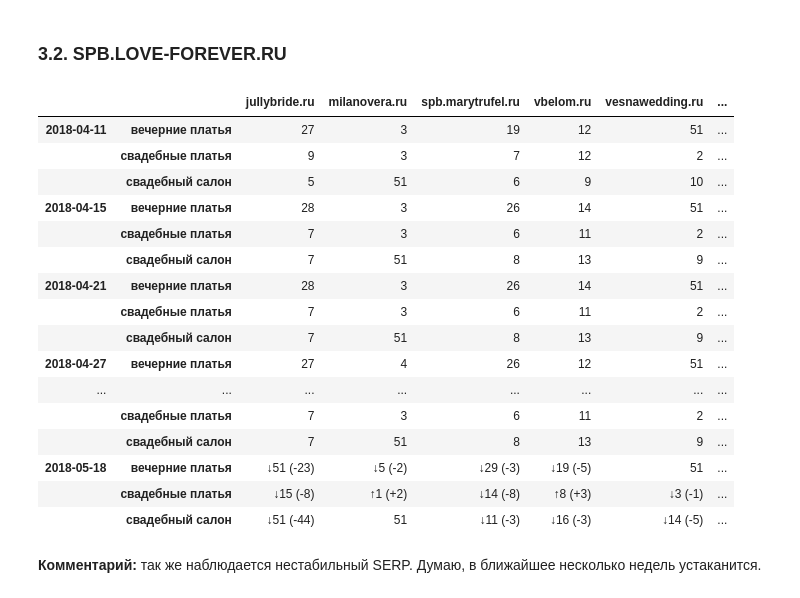
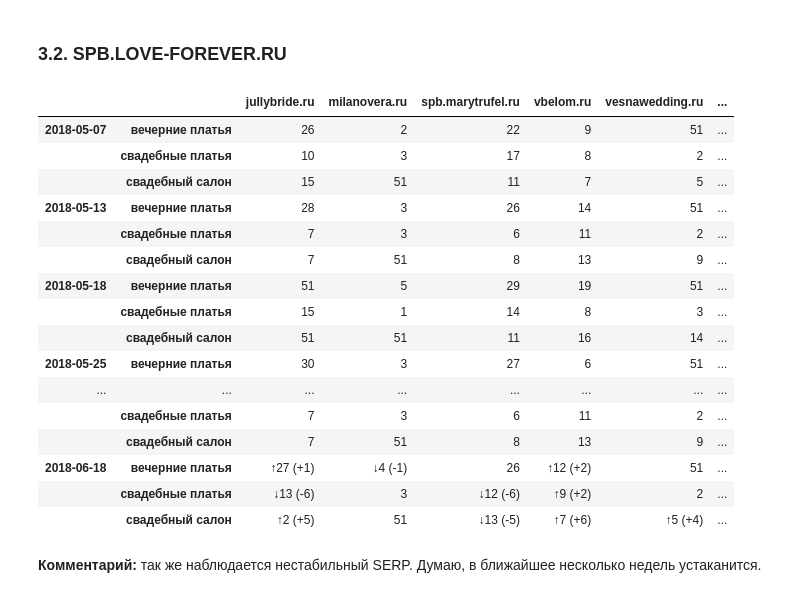
Before and after one commit to salon-love-forever/reports, a Jupyter notebook: salon-love-forever.ru.ipynb, the cells around one changed output. Saved outputs shown, nothing was run; the diff lists cells and outputs as text; code cells hidden in the pictures.

```diff
--- a/salon-love-forever.ru.ipynb
+++ b/salon-love-forever.ru.ipynb
@@ -252,27 +253,27 @@ cols.append(cols.pop(indx))
 # %%
 positions['spb'] = positions['spb'].fillna(51).applymap(lambda x: int(x))
 
 # change_positions(positions['spb'][cols].loc[(slice('2018-01','2018-02'), All), All].unstack().resample('W',
 #                             kind='period').mean().applymap(lambda x: round(x)).stack())
-change_positions(positions['spb'][cols].loc[(slice('2018-04','2018-05'), All), All]) # .loc[['201707', '201711'], :]
+change_positions(positions['spb'][cols].loc[(slice('2018-05','2018-06'), All), All]) # .loc[['201707', '201711'], :]
 # %% [output]
 |  |  | jullybride.ru | milanovera.ru | spb.marytrufel.ru | vbelom.ru | vesnawedding.ru | ... |
-| 2018-04-11 | вечерние платья | 27 | 3 | 19 | 12 | 51 | ... |
-|  | свадебные платья | 9 | 3 | 7 | 12 | 2 | ... |
-|  | свадебный салон | 5 | 51 | 6 | 9 | 10 | ... |
-| 2018-04-15 | вечерние платья | 28 | 3 | 26 | 14 | 51 | ... |
+| 2018-05-07 | вечерние платья | 26 | 2 | 22 | 9 | 51 | ... |
+|  | свадебные платья | 10 | 3 | 17 | 8 | 2 | ... |
+|  | свадебный салон | 15 | 51 | 11 | 7 | 5 | ... |
+| 2018-05-13 | вечерние платья | 28 | 3 | 26 | 14 | 51 | ... |
 |  | свадебные платья | 7 | 3 | 6 | 11 | 2 | ... |
 |  | свадебный салон | 7 | 51 | 8 | 13 | 9 | ... |
-| 2018-04-21 | вечерние платья | 28 | 3 | 26 | 14 | 51 | ... |
-|  | свадебные платья | 7 | 3 | 6 | 11 | 2 | ... |
-|  | свадебный салон | 7 | 51 | 8 | 13 | 9 | ... |
-| 2018-04-27 | вечерние платья | 27 | 4 | 26 | 12 | 51 | ... |
+| 2018-05-18 | вечерние платья | 51 | 5 | 29 | 19 | 51 | ... |
+|  | свадебные платья | 15 | 1 | 14 | 8 | 3 | ... |
+|  | свадебный салон | 51 | 51 | 11 | 16 | 14 | ... |
+| 2018-05-25 | вечерние платья | 30 | 3 | 27 | 6 | 51 | ... |
 | ... | ... | ... | ... | ... | ... | ... | ... |
 |  | свадебные платья | 7 | 3 | 6 | 11 | 2 | ... |
 |  | свадебный салон | 7 | 51 | 8 | 13 | 9 | ... |
-| 2018-05-18 | вечерние платья | ↓51 (-23) | ↓5 (-2) | ↓29 (-3) | ↓19 (-5) | 51 | ... |
-|  | свадебные платья | ↓15 (-8) | ↑1 (+2) | ↓14 (-8) | ↑8 (+3) | ↓3 (-1) | ... |
-|  | свадебный салон | ↓51 (-44) | 51 | ↓11 (-3) | ↓16 (-3) | ↓14 (-5) | ... |
+| 2018-06-18 | вечерние платья | ↑27 (+1) | ↓4 (-1) | 26 | ↑12 (+2) | 51 | ... |
+|  | свадебные платья | ↓13 (-6) | 3 | ↓12 (-6) | ↑9 (+2) | 2 | ... |
+|  | свадебный салон | ↑2 (+5) | 51 | ↓13 (-5) | ↑7 (+6) | ↑5 (+4) | ... |
 # %% [markdown]
 **Комментарий:** так же наблюдается нестабильный SERP. Думаю, в ближайшее несколько недель устаканится.
 # %% [markdown]
```
Also changed, not shown: parts of 15 cells of this notebook.
